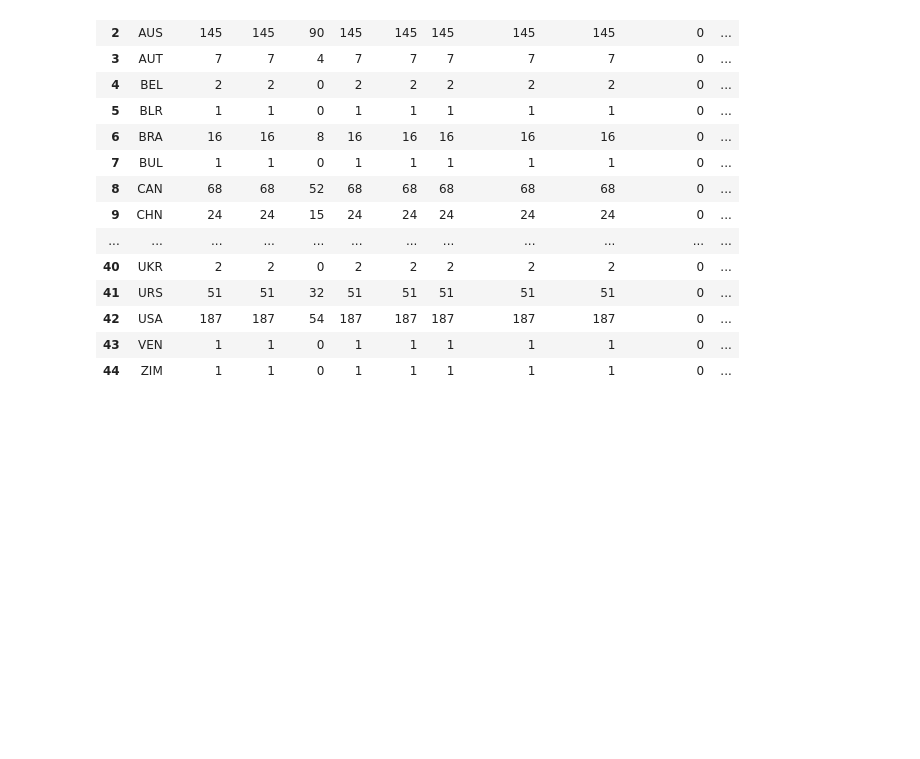
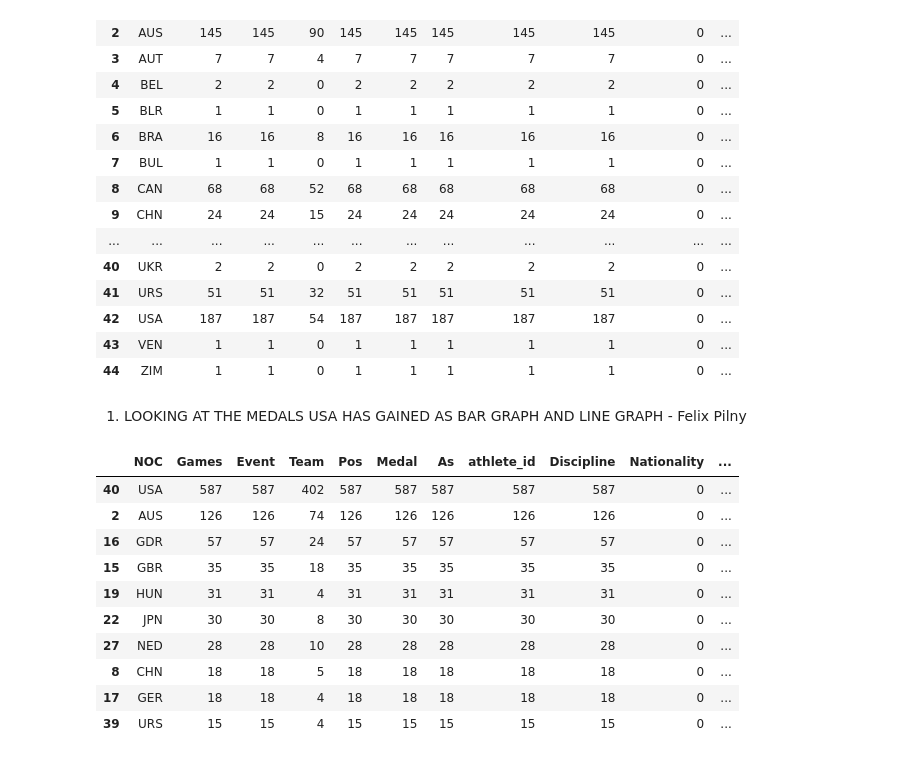
Before and after one commit to blueberry2187/SwimmingTest, a Jupyter notebook: FOR VISUALS Swimmer Data Set Python File copy.ipynb, the cells around one changed output. Saved outputs shown, nothing was run; the diff lists cells and outputs as text; code cells hidden in the pictures; blank space fills up the shorter version.

```diff
--- a/FOR VISUALS Swimmer Data Set Python File copy.ipynb
+++ b/FOR VISUALS Swimmer Data Set Python File copy.ipynb
@@ -108,3 +98,20 @@ df_NOC_Agg_Bronze
 | 42 | USA | 187 | 187 | 54 | 187 | 187 | 187 | 187 | 187 | 0 | ... |
 | 43 | VEN | 1 | 1 | 0 | 1 | 1 | 1 | 1 | 1 | 0 | ... |
 | 44 | ZIM | 1 | 1 | 0 | 1 | 1 | 1 | 1 | 1 | 0 | ... |
+# %% [markdown]
+1. LOOKING AT THE MEDALS USA HAS GAINED AS BAR GRAPH AND LINE GRAPH - Felix Pilny
+# %%
+df_noc_agg_gold.nlargest(10, "Medal")
+#Looking at top 50 countries with the most gold medals in swimming events.
+# %% [output]
+|  | NOC | Games | Event | Team | Pos | Medal | As | athlete_id | Discipline | Nationality | ... |
+| 40 | USA | 587 | 587 | 402 | 587 | 587 | 587 | 587 | 587 | 0 | ... |
+| 2 | AUS | 126 | 126 | 74 | 126 | 126 | 126 | 126 | 126 | 0 | ... |
+| 16 | GDR | 57 | 57 | 24 | 57 | 57 | 57 | 57 | 57 | 0 | ... |
+| 15 | GBR | 35 | 35 | 18 | 35 | 35 | 35 | 35 | 35 | 0 | ... |
+| 19 | HUN | 31 | 31 | 4 | 31 | 31 | 31 | 31 | 31 | 0 | ... |
+| 22 | JPN | 30 | 30 | 8 | 30 | 30 | 30 | 30 | 30 | 0 | ... |
+| 27 | NED | 28 | 28 | 10 | 28 | 28 | 28 | 28 | 28 | 0 | ... |
+| 8 | CHN | 18 | 18 | 5 | 18 | 18 | 18 | 18 | 18 | 0 | ... |
+| 17 | GER | 18 | 18 | 4 | 18 | 18 | 18 | 18 | 18 | 0 | ... |
+| 39 | URS | 15 | 15 | 4 | 15 | 15 | 15 | 15 | 15 | 0 | ... |
```
Also changed, not shown: parts of 7 cells of this notebook, 1 other file.
